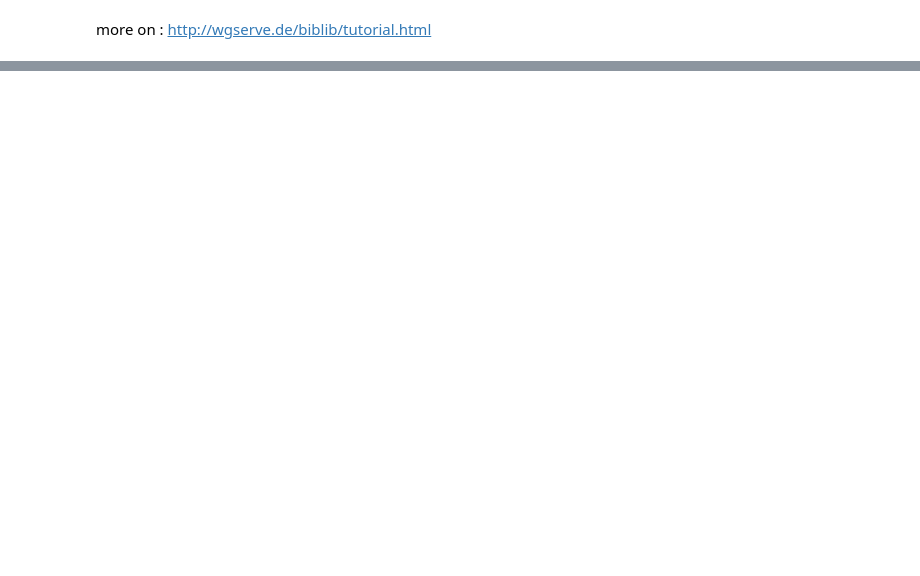
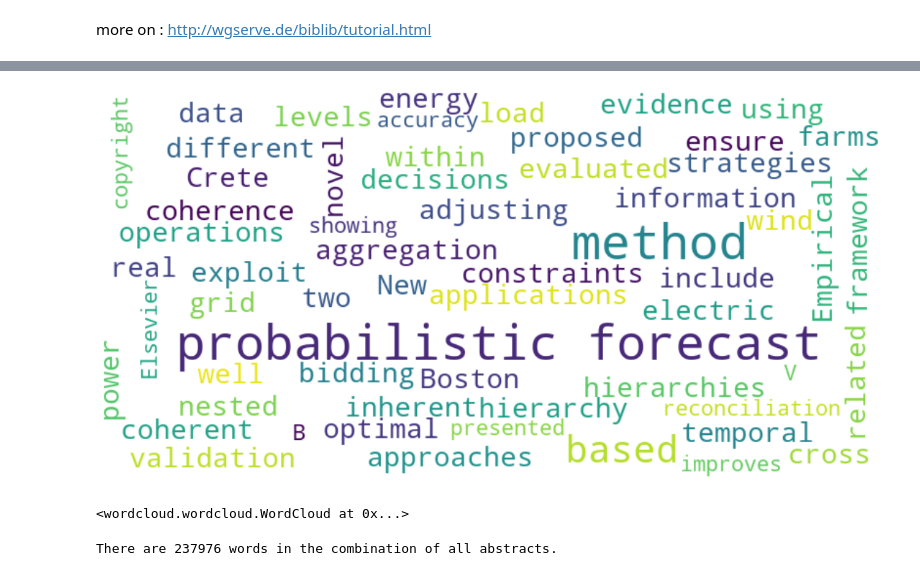
Before and after one commit to yForecasting/researchtools, a Jupyter notebook: literaturestudy/Literature_Study_Academic_Research.ipynb, the cells around one changed output, grey strips where cells are left out. Drawn from its saved outputs; the diff is of its cells as text; code cells hidden in the pictures; blank space fills up the shorter version.

```diff
--- a/literaturestudy/Literature_Study_Academic_Research.ipynb
+++ b/literaturestudy/Literature_Study_Academic_Research.ipynb
@@ -97,0 +221,26 @@ more on : http://wgserve.de/biblib/tutorial.html
+# %%
+# Start with one review:
+text = df.Abstract[0]
+
+# Create and generate a word cloud image:
+# wordcloud = WordCloud().generate(text)
+
+# Display the generated image:
+# lower max_font_size, change the maximum number of word and lighten the background:
+wordcloud = WordCloud(width=800, height=400, max_font_size=50, max_words=100, background_color="white").generate(text)
+plt.figure( figsize=(20,10) )
+plt.imshow(wordcloud, interpolation="bilinear")
+plt.axis("off")
+plt.show()
+# %% [output]
+[figure, added]
+# %%
+# Save the image of the first abstract:
+wordcloud.to_file("first_abstract.png")
+# %% [output]
+<wordcloud.wordcloud.WordCloud at 0x...>
+# %%
+text = df.Abstract.str.cat(sep=' ')
+print ("There are {} words in the combination of all abstracts.".format(len(text)))
+# %% [output]
+There are 237976 words in the combination of all abstracts.
```
Also changed, not shown: parts of 41 cells of this notebook.
